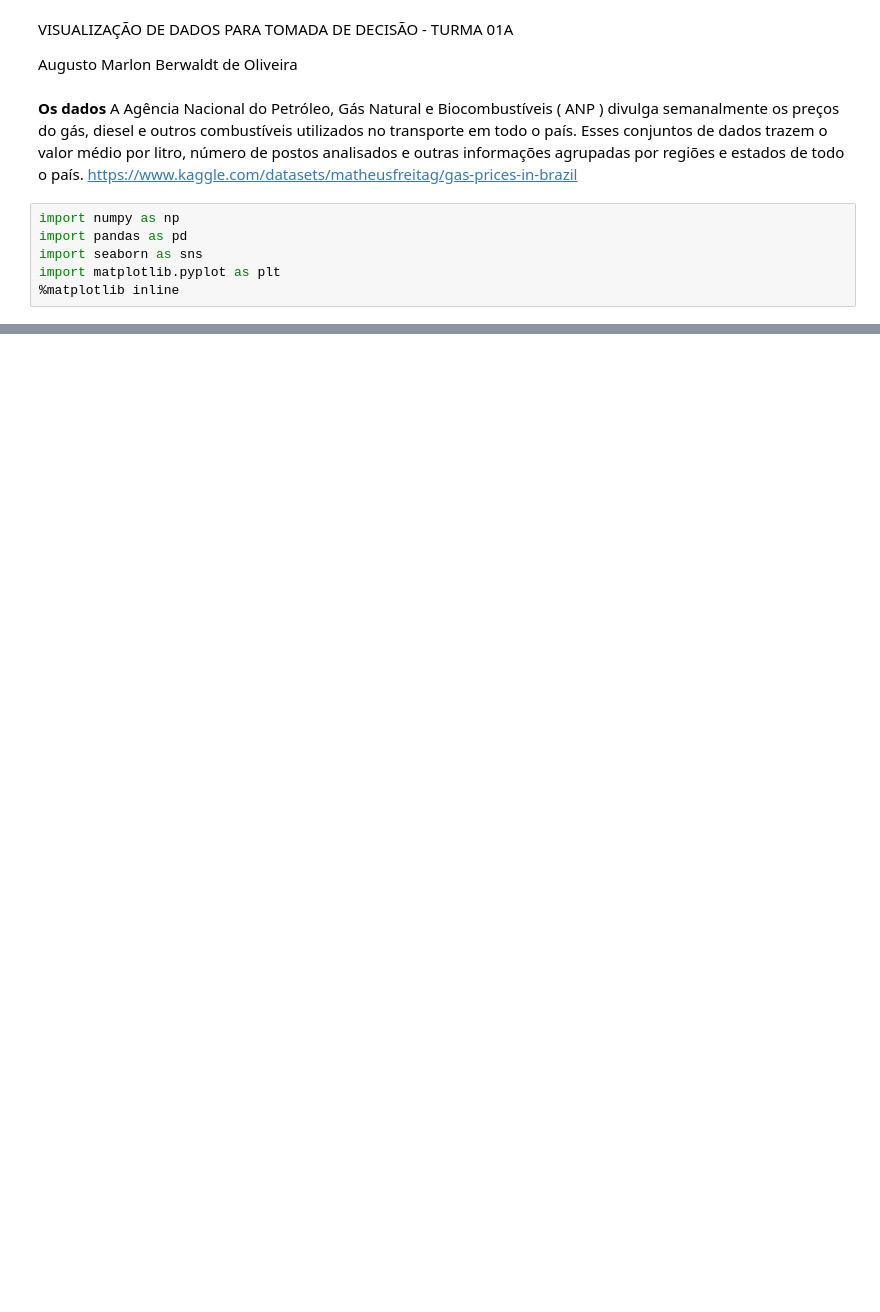
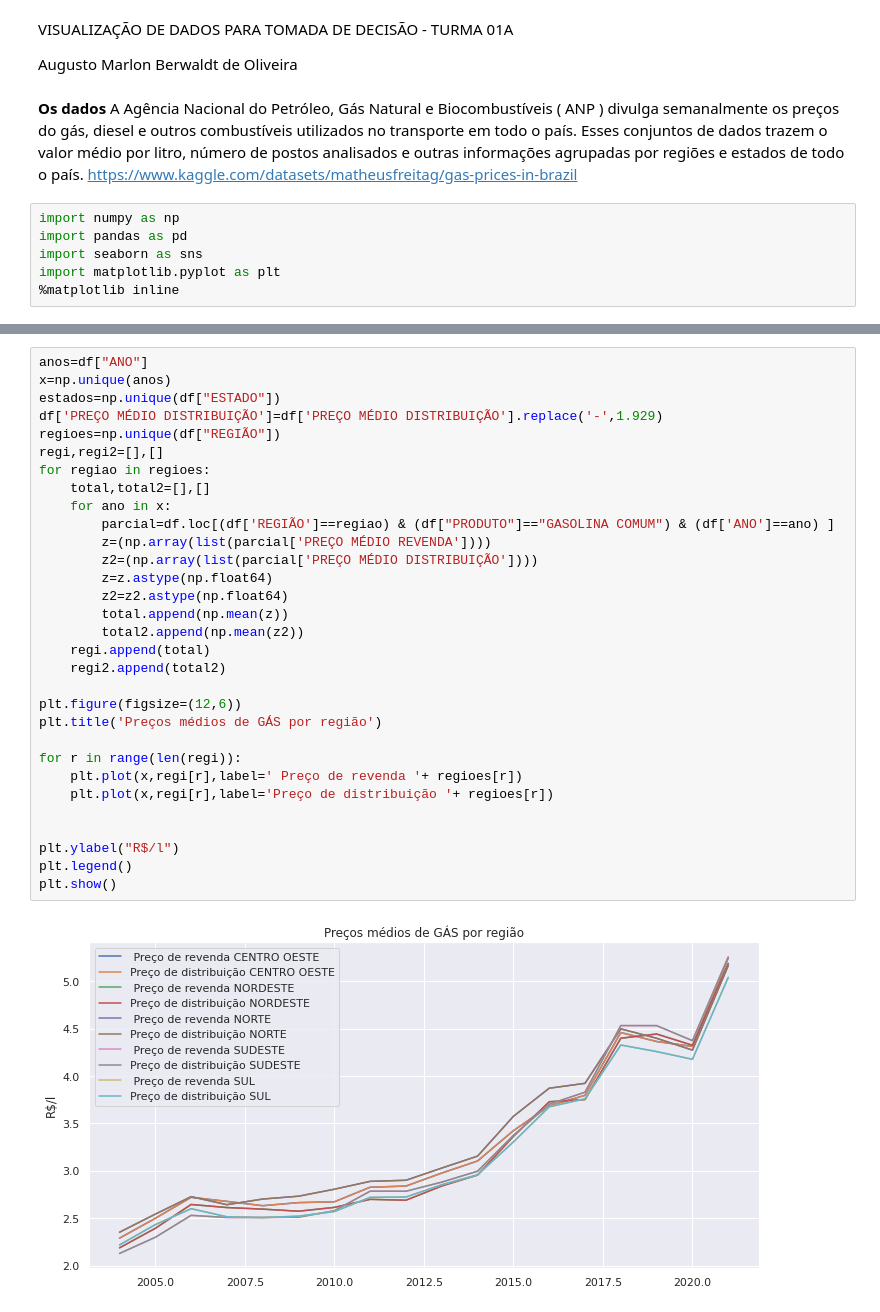
Before and after one commit to augustoberwaldt/mackenzie, a Jupyter notebook: Analise_de_dados_tarefa3_visualizacao_de_dados.ipynb, the cells around one changed output, grey strips where cells are left out. Cells and saved outputs as stored; diff of their text form; blank space fills up the shorter version.

```diff
--- a/Analise_de_dados_tarefa3_visualizacao_de_dados.ipynb
+++ b/Analise_de_dados_tarefa3_visualizacao_de_dados.ipynb
@@ -50,0 +79,33 @@ df.describe(include='all')
+# %%
+anos=df["ANO"]
+x=np.unique(anos)
+estados=np.unique(df["ESTADO"])
+df['PREÇO MÉDIO DISTRIBUIÇÃO']=df['PREÇO MÉDIO DISTRIBUIÇÃO'].replace('-',1.929)
+regioes=np.unique(df["REGIÃO"])
+regi,regi2=[],[]
+for regiao in regioes:
+    total,total2=[],[]
+    for ano in x:
+        parcial=df.loc[(df['REGIÃO']==regiao) & (df["PRODUTO"]=="GASOLINA COMUM") & (df['ANO']==ano) ]
+        z=(np.array(list(parcial['PREÇO MÉDIO REVENDA'])))
+        z2=(np.array(list(parcial['PREÇO MÉDIO DISTRIBUIÇÃO'])))
+        z=z.astype(np.float64)
+        z2=z2.astype(np.float64)
+        total.append(np.mean(z))
+        total2.append(np.mean(z2))
+    regi.append(total)
+    regi2.append(total2)
+
+plt.figure(figsize=(12,6))
+plt.title('Preços médios de GÁS por região')
+
+for r in range(len(regi)):
+    plt.plot(x,regi[r],label=' Preço de revenda '+ regioes[r])
+    plt.plot(x,regi[r],label='Preço de distribuição '+ regioes[r])
+
+
+plt.ylabel("R$/l")
+plt.legend()
+plt.show()
+# %% [output]
+[figure, added]
```
Also changed, not shown: parts of 4 cells of this notebook.
